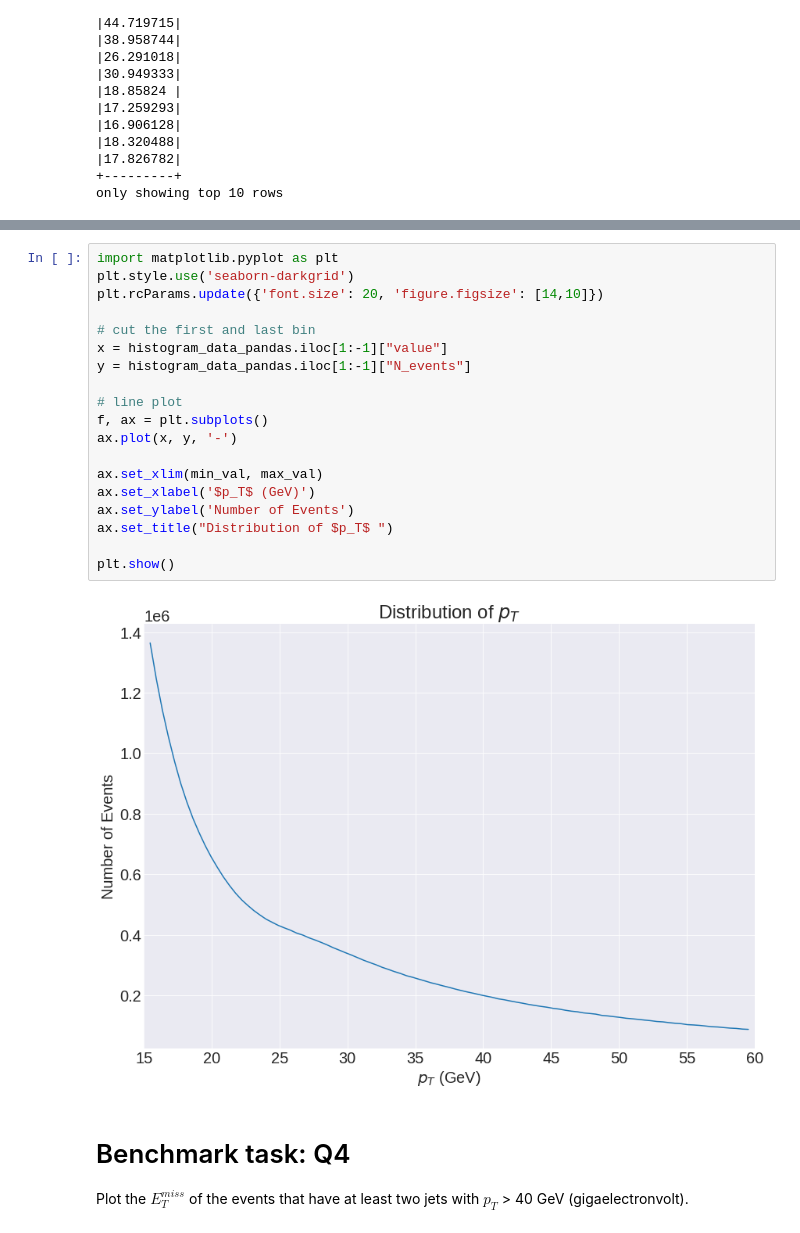
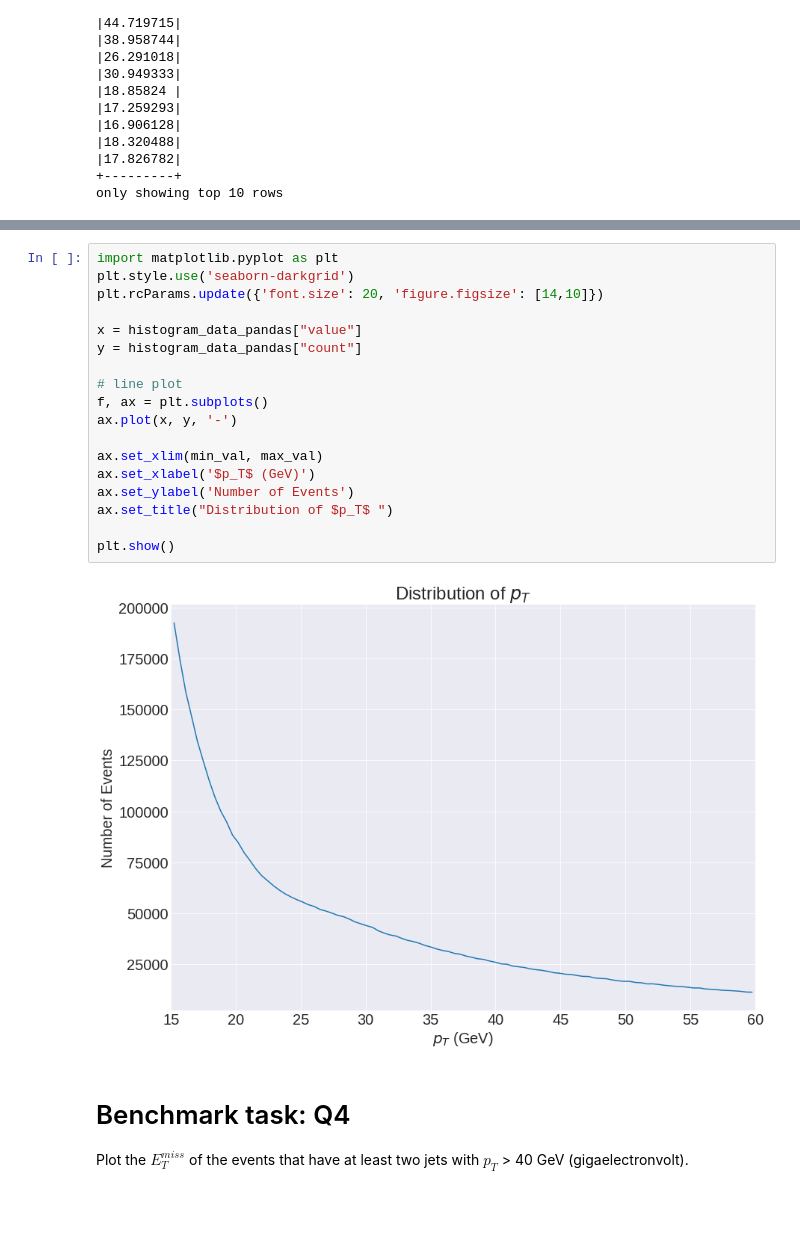
Before and after one commit to LucaCanali/Miscellaneous, a Jupyter notebook: Spark_Physics/HEP_benchmark/ADL_HEP_Query_Benchmark_Q1_Q5_Colab_Version.ipynb, the cells around one changed output, grey strips where cells are left out. Cells and saved outputs as stored; diff of their text form; blank space fills up the shorter version.

```diff
--- a/Spark_Physics/HEP_benchmark/ADL_HEP_Query_Benchmark_Q1_Q5_Colab_Version.ipynb
+++ b/Spark_Physics/HEP_benchmark/ADL_HEP_Query_Benchmark_Q1_Q5_Colab_Version.ipynb
@@ -309,24 +285,23 @@ Wall time: 8.79 s
 # %%
 import matplotlib.pyplot as plt
 plt.style.use('seaborn-darkgrid')
 plt.rcParams.update({'font.size': 20, 'figure.figsize': [14,10]})
 
-# cut the first and last bin
-x = histogram_data_pandas.iloc[1:-1]["value"]
-y = histogram_data_pandas.iloc[1:-1]["N_events"]
+x = histogram_data_pandas["value"]
+y = histogram_data_pandas["count"]
 
 # line plot
 f, ax = plt.subplots()
 ax.plot(x, y, '-')
 
 ax.set_xlim(min_val, max_val)
 ax.set_xlabel('$p_T$ (GeV)')
 ax.set_ylabel('Number of Events')
 ax.set_title("Distribution of $p_T$ ")
 
 plt.show()
 # %% [output]
-[figure, old version]
+[figure, new version]
 # %% [markdown]
 # Benchmark task: Q4
 Plot the $𝐸^{𝑚𝑖𝑠𝑠}_𝑇$ of the events that have at least two jets with
```
Also changed, not shown: parts of 33 cells of this notebook, 4 other files.
